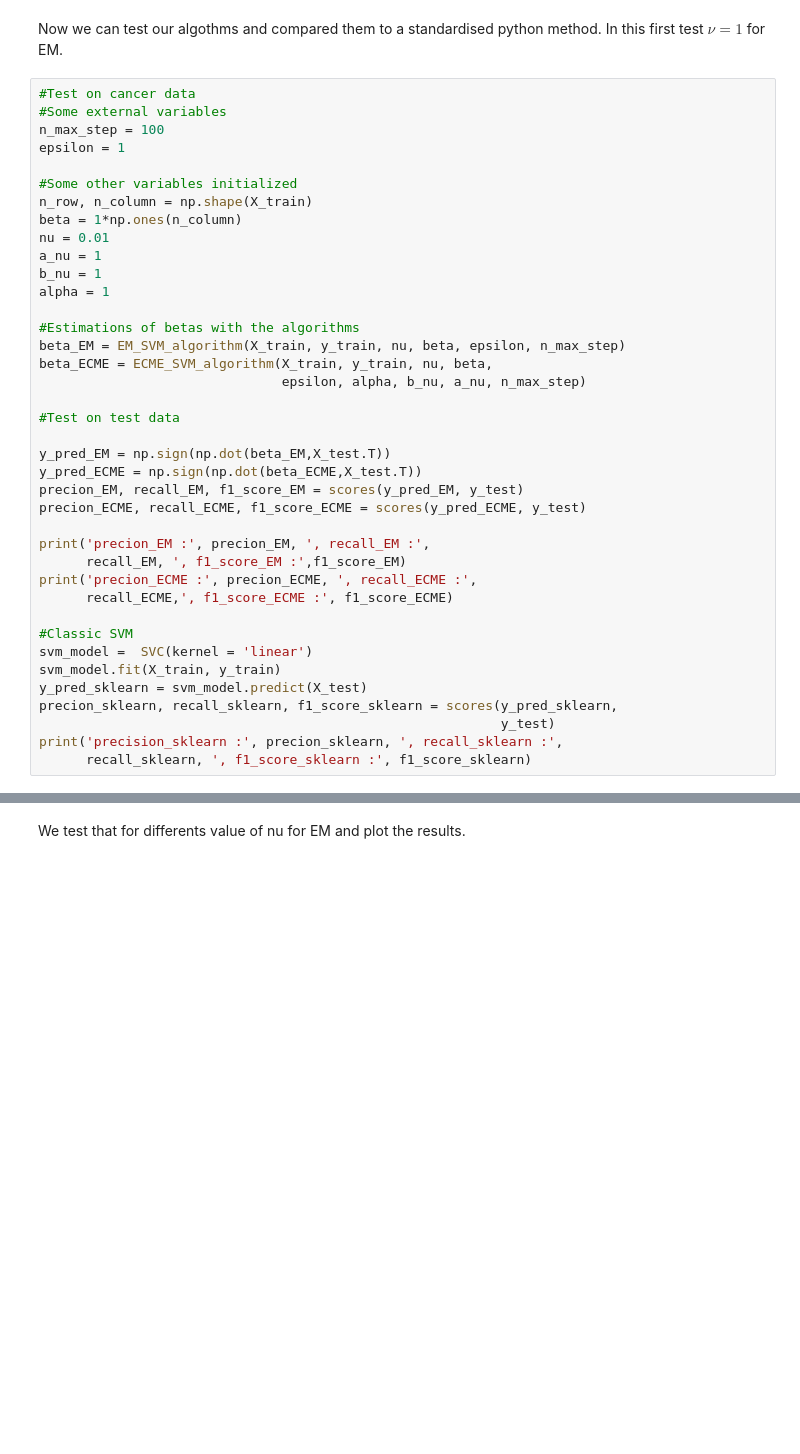
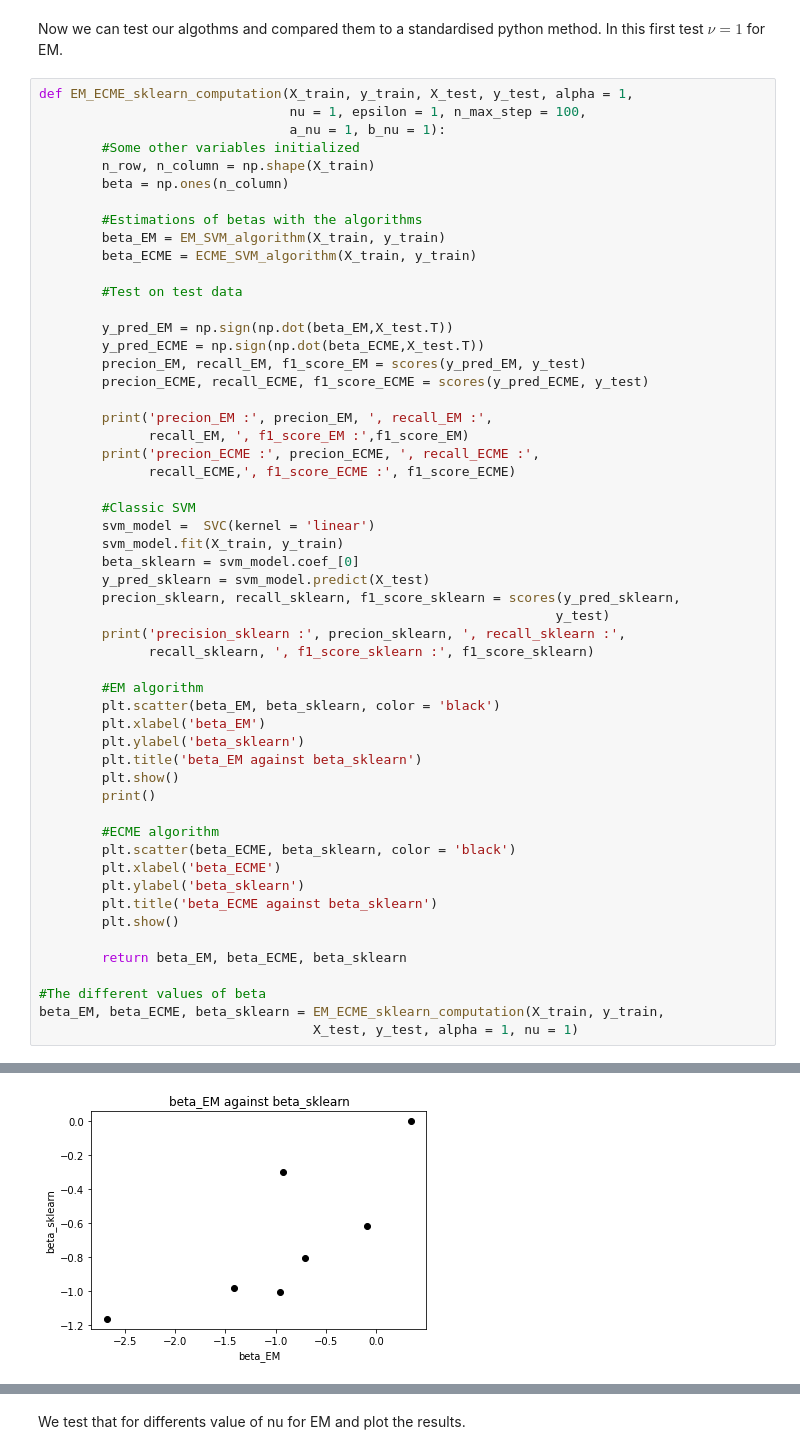
Before and after one commit to rolnz/MVA_Bayes_ML, a Jupyter notebook: Bayes_ML_EM_Algorithm.ipynb, the cells around one changed output, grey strips where cells are left out. Cells and saved outputs as stored; diff of their text form; blank space fills up the shorter version.

```diff
--- a/Bayes_ML_EM_Algorithm.ipynb
+++ b/Bayes_ML_EM_Algorithm.ipynb
@@ -126,42 +135,57 @@ def scores(predict_data, test_data):
 # %% [markdown]
 Now we can test our algothms and compared them to a standardised python method. In this first test $\nu = 1$ for EM.
 # %%
-#Test on cancer data
-#Some external variables
-n_max_step = 100
-epsilon = 1
+def EM_ECME_sklearn_computation(X_train, y_train, X_test, y_test, alpha = 1,
+                                nu = 1, epsilon = 1, n_max_step = 100,
+                                a_nu = 1, b_nu = 1):
+        #Some other variables initialized
+        n_row, n_column = np.shape(X_train)
+        beta = np.ones(n_column)
 
-#Some other variables initialized
-n_row, n_column = np.shape(X_train)
-beta = 1*np.ones(n_column)
-nu = 0.01
-a_nu = 1
-b_nu = 1
-alpha = 1
+        #Estimations of betas with the algorithms
+        beta_EM = EM_SVM_algorithm(X_train, y_train)
+        beta_ECME = ECME_SVM_algorithm(X_train, y_train)
 
-#Estimations of betas with the algorithms
-beta_EM = EM_SVM_algorithm(X_train, y_train, nu, beta, epsilon, n_max_step)
-beta_ECME = ECME_SVM_algorithm(X_train, y_train, nu, beta,
-                               epsilon, alpha, b_nu, a_nu, n_max_step)
+        #Test on test data
 
-#Test on test data
+        y_pred_EM = np.sign(np.dot(beta_EM,X_test.T))
+        y_pred_ECME = np.sign(np.dot(beta_ECME,X_test.T))
+        precion_EM, recall_EM, f1_score_EM = scores(y_pred_EM, y_test)
+        precion_ECME, recall_ECME, f1_score_ECME = scores(y_pred_ECME, y_test)
 
-y_pred_EM = np.sign(np.dot(beta_EM,X_test.T))
-y_pred_ECME = np.sign(np.dot(beta_ECME,X_test.T))
-precion_EM, recall_EM, f1_score_EM = scores(y_pred_EM, y_test)
-precion_ECME, recall_ECME, f1_score_ECME = scores(y_pred_ECME, y_test)
+        print('precion_EM :', precion_EM, ', recall_EM :',
+              recall_EM, ', f1_score_EM :',f1_score_EM)
+        print('precion_ECME :', precion_ECME, ', recall_ECME :',
+              recall_ECME,', f1_score_ECME :', f1_score_ECME)
 
-print('precion_EM :', precion_EM, ', recall_EM :',
-      recall_EM, ', f1_score_EM :',f1_score_EM)
-print('precion_ECME :', precion_ECME, ', recall_ECME :',
-      recall_ECME,', f1_score_ECME :', f1_score_ECME)
+        #Classic SVM
+        svm_model =  SVC(kernel = 'linear')
+        svm_model.fit(X_train, y_train)
+        beta_sklearn = svm_model.coef_[0]
+        y_pred_sklearn = svm_model.predict(X_test)
+        precion_sklearn, recall_sklearn, f1_score_sklearn = scores(y_pred_sklearn,
+                                                                  y_test)
+        print('precision_sklearn :', precion_sklearn, ', recall_sklearn :',
+              recall_sklearn, ', f1_score_sklearn :', f1_score_sklearn)
 
-#Classic SVM
-svm_model =  SVC(kernel = 'linear')
-svm_model.fit(X_train, y_train)
-y_pred_sklearn = svm_model.predict(X_test)
-precion_sklearn, recall_sklearn, f1_score_sklearn = scores(y_pred_sklearn,
-                                                           y_test)
-print('precision_sklearn :', precion_sklearn, ', recall_sklearn :',
-      recall_sklearn, ', f1_score_sklearn :', f1_score_sklearn)
+        #EM algorithm
+        plt.scatter(beta_EM, beta_sklearn, color = 'black')
+        plt.xlabel('beta_EM')
+        plt.ylabel('beta_sklearn')
+        plt.title('beta_EM against beta_sklearn')
+        plt.show()
+        print()
+
+        #ECME algorithm
+        plt.scatter(beta_ECME, beta_sklearn, color = 'black')
+        plt.xlabel('beta_ECME')
+        plt.ylabel('beta_sklearn')
+        plt.title('beta_ECME against beta_sklearn')
+        plt.show()
+
+        return beta_EM, beta_ECME, beta_sklearn
+
+#The different values of beta
+beta_EM, beta_ECME, beta_sklearn = EM_ECME_sklearn_computation(X_train, y_train,
+                                   X_test, y_test, alpha = 1, nu = 1)
 # %% [output]
@@ -170,0 +195 @@ precision_sklearn : 98.86363636363636 , recall_sklearn : 97.75280898876404 , f1_
+[figure, added]
```
Also changed, not shown: parts of 26 cells of this notebook.
